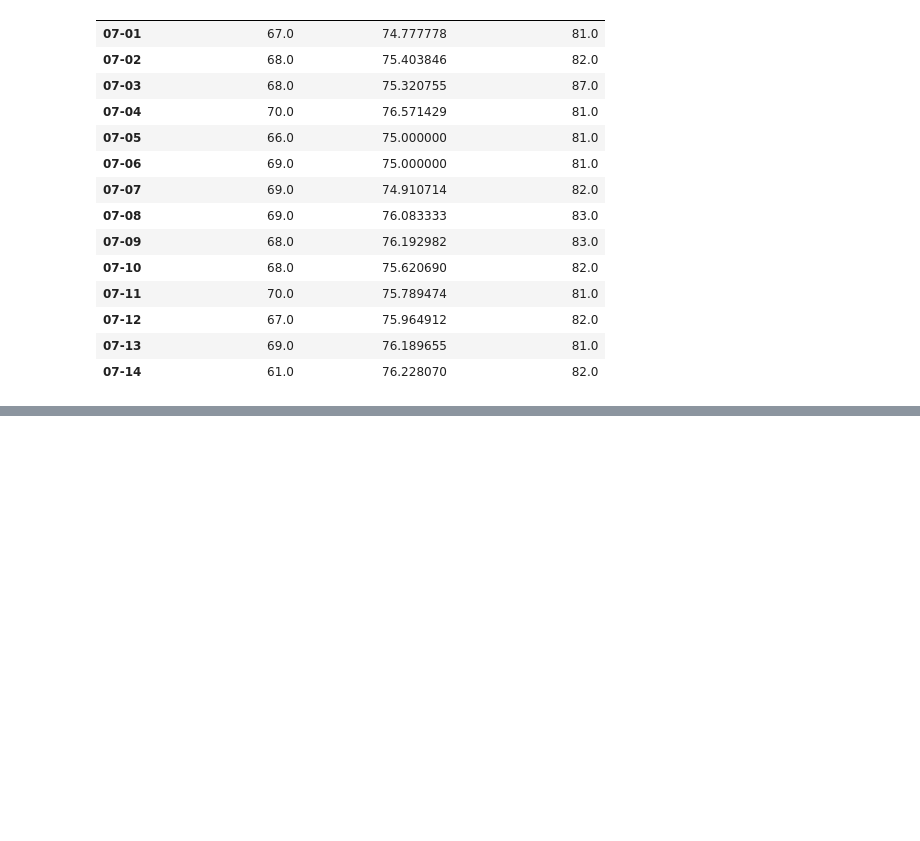
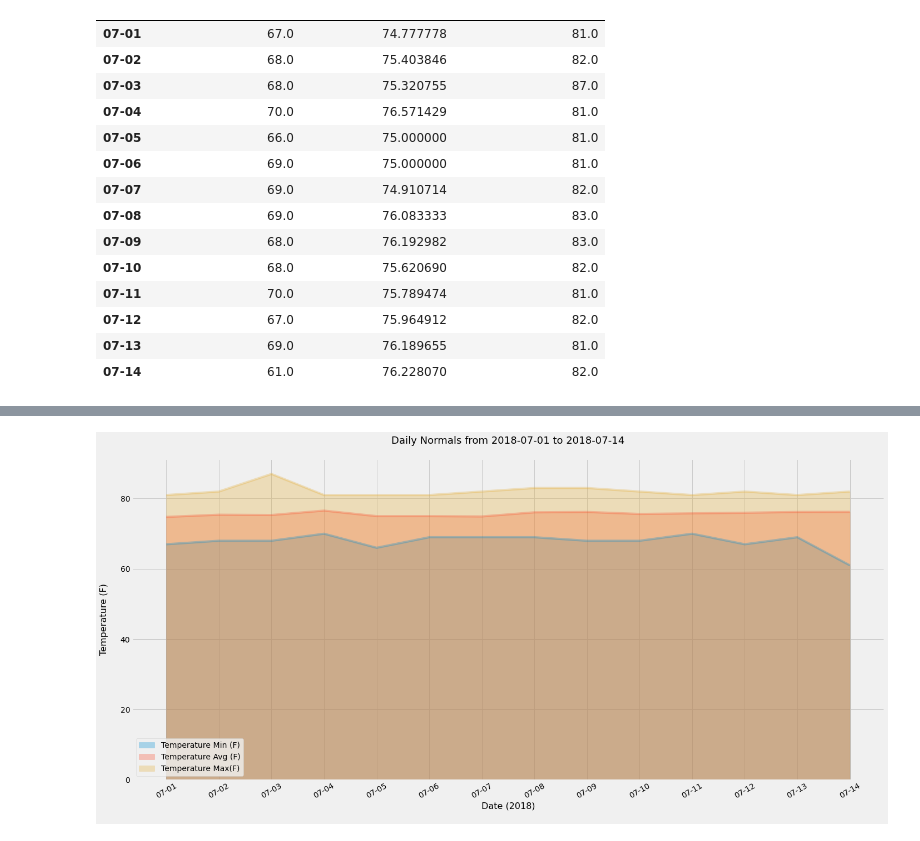
Before and after one commit to Karla-Flores/Sqlalchemy, a Jupyter notebook: climate_starter.ipynb, the cells around one changed output, grey strips where cells are left out. Drawn from its saved outputs; the diff is of its cells as text; code cells hidden in the pictures; blank space fills up the shorter version.

Commit message:
daily normals as an area plot

```diff
--- a/climate_starter.ipynb
+++ b/climate_starter.ipynb
@@ -396,0 +411,12 @@ dailynormals_df.set_index("Date")
+# %%
+# Plot the daily normals as an area plot with `stacked=False`
+dailynormals_df.plot.area(figsize=(20,10), stacked=False, alpha = 0.3, rot=30, fontsize=14)
+plt.xticks(np.arange(len(trip_dates)), labels=trip_dates)
+plt.title(f"Daily Normals from {start_date} to {end_date}\n", fontsize=18)
+plt.xlabel("Date (2018)\n", fontsize=16)
+plt.ylabel("Temperature (F)\n", fontsize=16)
+plt.tight_layout()
+plt.savefig("Images/dailynormals.png",bbox_inches = 'tight')
+plt.show()
+# %% [output]
+[figure, added]
```
Also changed, not shown: parts of 3 cells of this notebook, 1 other file.
